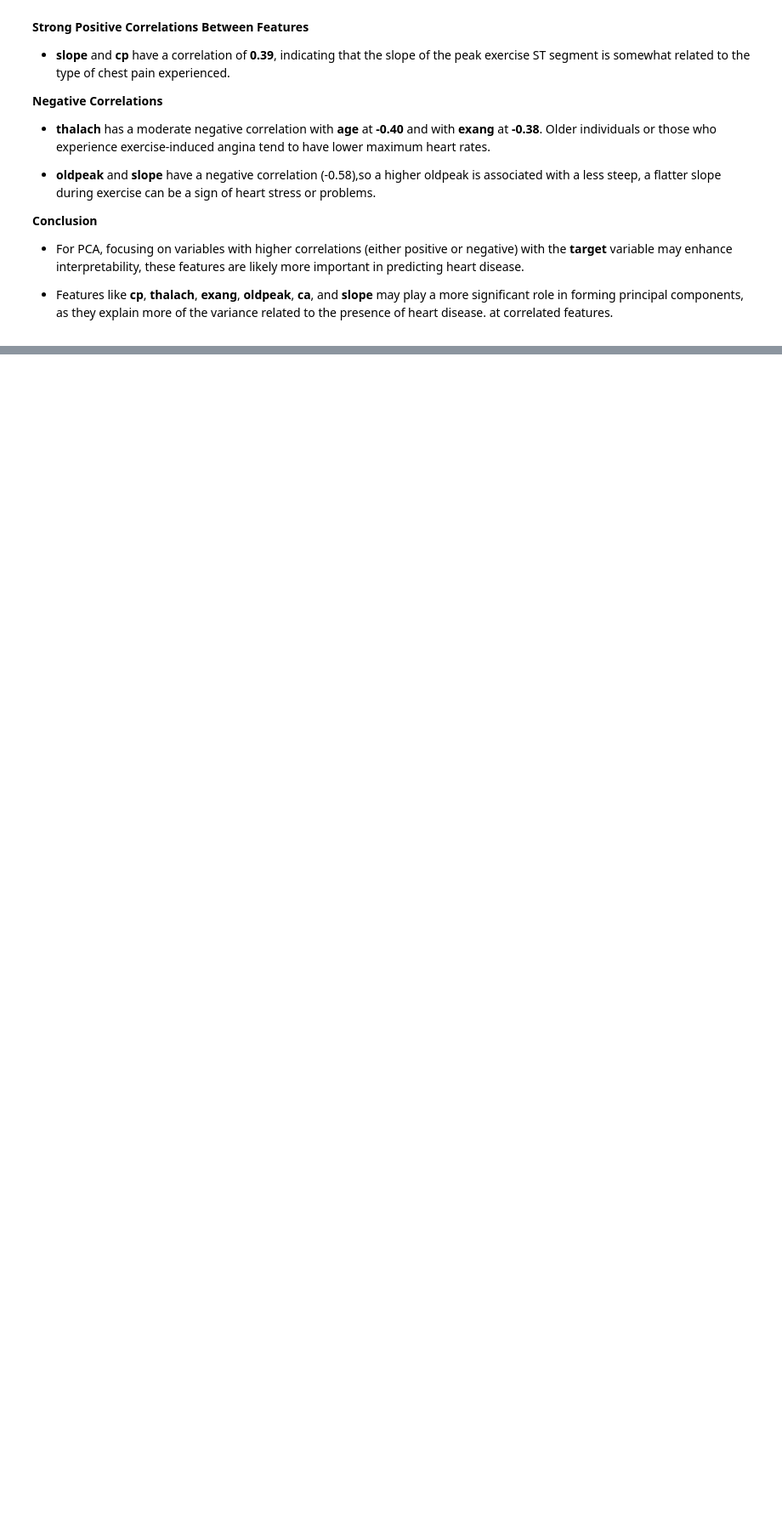
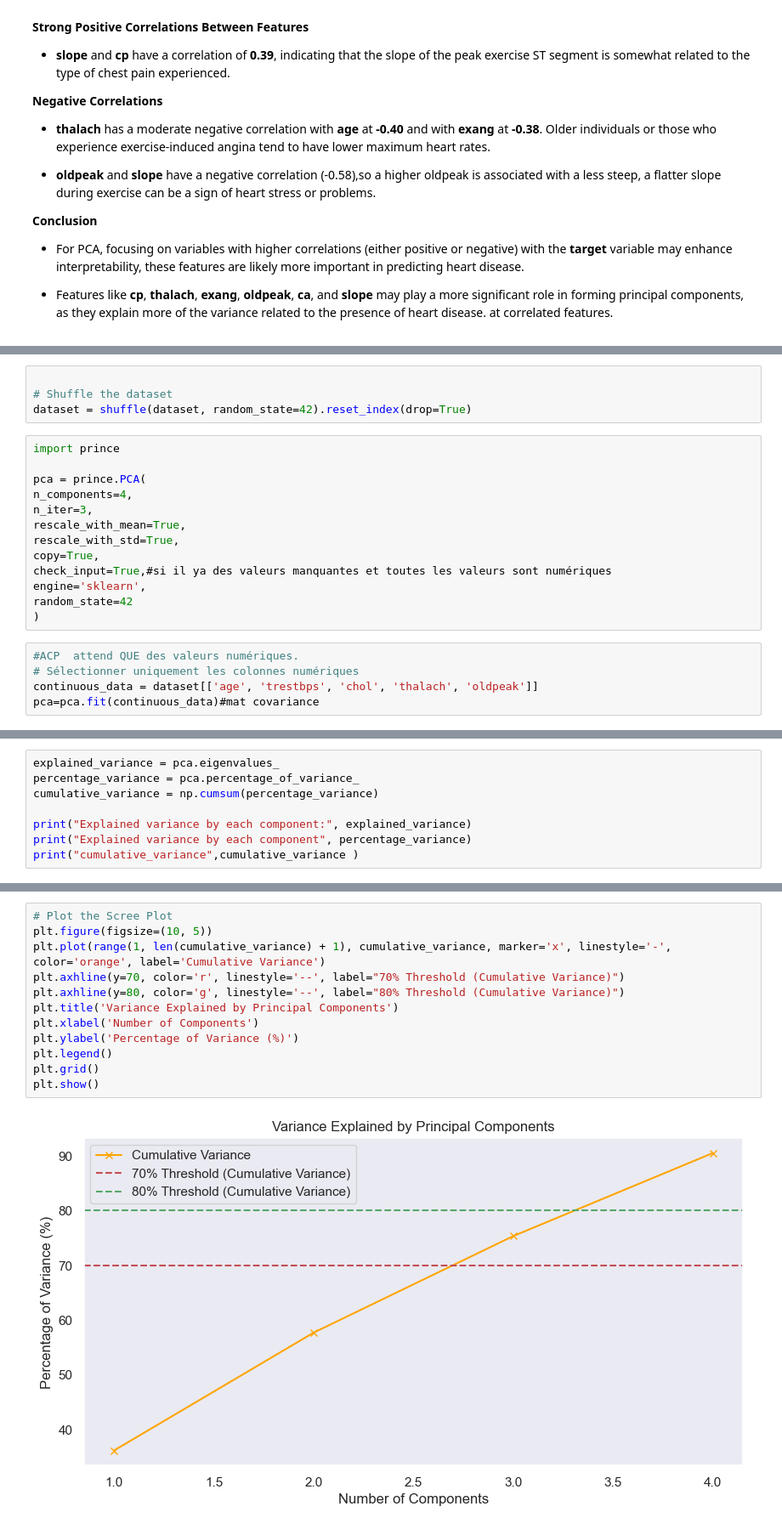
Before and after one commit to LynaMahdi/Comparative-analysis-of-PCA-CA-and-MCA, a Jupyter notebook: Heart-Disease-Analysis.ipynb, the cells around one changed output, grey strips where cells are left out. Shown at 85% size. Drawn from its saved outputs; the diff is of its cells as text; blank space fills up the shorter version.

```diff
--- a/Heart-Disease-Analysis.ipynb
+++ b/Heart-Disease-Analysis.ipynb
@@ -315,0 +319,22 @@ plt.show()
+# %%
+
+# Shuffle the dataset
+dataset = shuffle(dataset, random_state=42).reset_index(drop=True)
+# %%
+import prince
+
+pca = prince.PCA(
+n_components=4,
+n_iter=3,
+rescale_with_mean=True,
+rescale_with_std=True,
+copy=True,
+check_input=True,#si il ya des valeurs manquantes et toutes les valeurs sont numériques
+engine='sklearn',
+random_state=42
+)
+# %%
+#ACP  attend QUE des valeurs numériques.
+# Sélectionner uniquement les colonnes numériques
+continuous_data = dataset[['age', 'trestbps', 'chol', 'thalach', 'oldpeak']]
+pca=pca.fit(continuous_data)#mat covariance
@@ -315,0 +353,8 @@ plt.show()
+# %%
+explained_variance = pca.eigenvalues_
+percentage_variance = pca.percentage_of_variance_
+cumulative_variance = np.cumsum(percentage_variance)
+
+print("Explained variance by each component:", explained_variance)
+print("Explained variance by each component", percentage_variance)
+print("cumulative_variance",cumulative_variance )
@@ -315,0 +373,14 @@ plt.show()
+# %%
+# Plot the Scree Plot
+plt.figure(figsize=(10, 5))
+plt.plot(range(1, len(cumulative_variance) + 1), cumulative_variance, marker='x', linestyle='-', color='orange', label='Cumulative Variance')
+plt.axhline(y=70, color='r', linestyle='--', label="70% Threshold (Cumulative Variance)")
+plt.axhline(y=80, color='g', linestyle='--', label="80% Threshold (Cumulative Variance)")
+plt.title('Variance Explained by Principal Components')
+plt.xlabel('Number of Components')
+plt.ylabel('Percentage of Variance (%)')
+plt.legend()
+plt.grid()
+plt.show()
+# %% [output]
+[figure, added]
```
Also changed, not shown: parts of 17 cells of this notebook.
